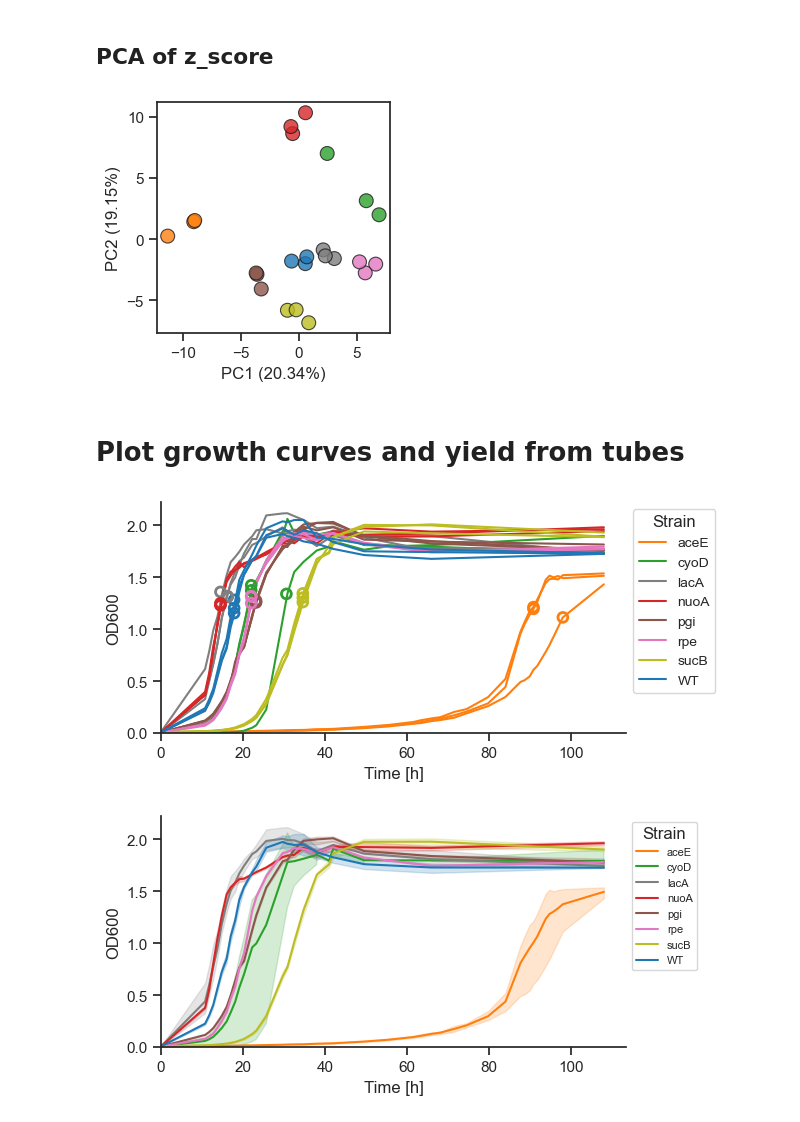
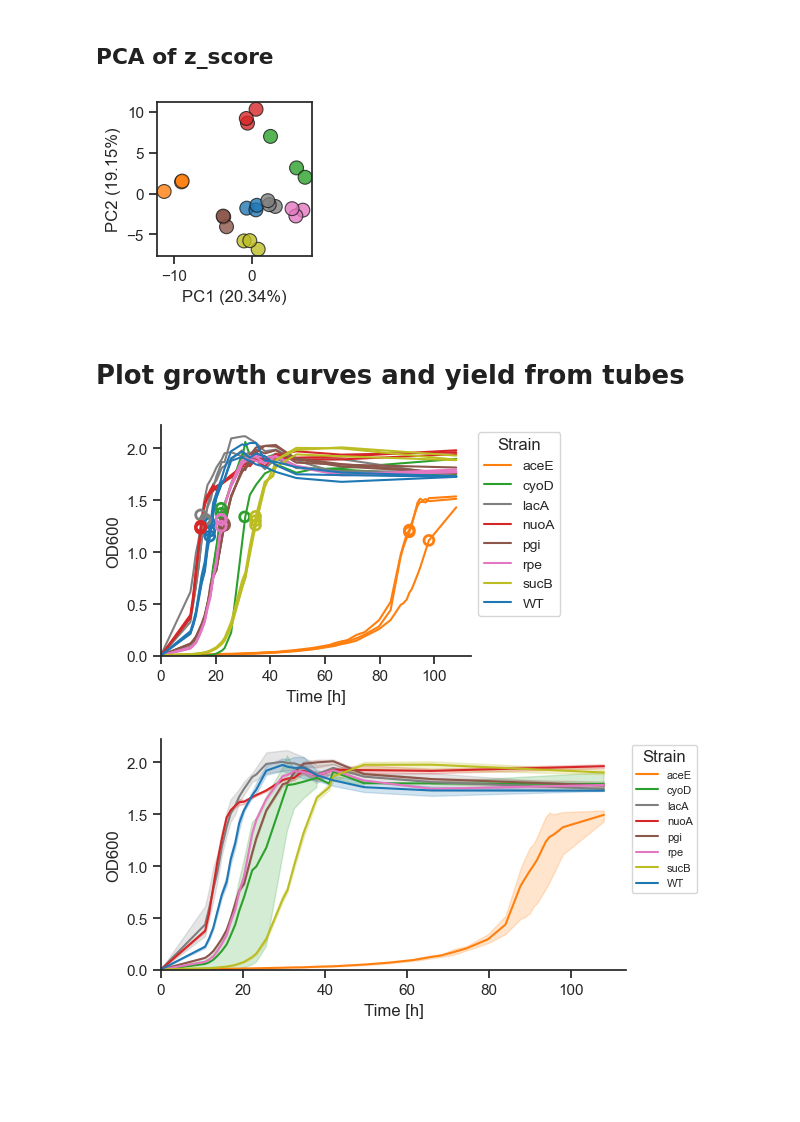
Before and after one commit to sulheim/metabolite-release, a Jupyter notebook: notebooks/2_keio_strains_screening/2D_make_figure_3.ipynb, the cells around one changed output. Drawn from its saved outputs; the diff is of its cells as text; code cells hidden in the pictures; blank space fills up the shorter version.

```diff
--- a/notebooks/2_keio_strains_screening/2D_make_figure_3.ipynb
+++ b/notebooks/2_keio_strains_screening/2D_make_figure_3.ipynb
@@ -523,7 +466,7 @@ pca_df = pd.DataFrame(
 )
 pca_df['Strain'] = df_z_scores_samples.Strain.values
 # %%
-fig, ax = plt.subplots(figsize=(3, 3))
+fig, ax = plt.subplots(figsize=(2, 2))
 pca_df.sort_values(by = 'Strain', inplace=True)
 sns.scatterplot(
     data = pca_df,
@@ -542,7 +485,7 @@ ax.set_ylabel('PC2 (%.2f%%)' % (pca.explained_variance_ratio_[1] * 100))
 # sns.despine()
 plt.savefig(figure_folder / 'KEIO_exometabolome_pca.pdf', bbox_inches='tight')
 # %% [output]
-[figure, old version]
+[figure, new version]
 # %% [markdown]
 # Plot growth curves and yield from tubes
 # %%
@@ -557,34 +500,34 @@ replicates = ['A', 'B', 'C']
 
 yield_df = df_od_tubes.groupby(['Strain', 'Replicate']).agg({'OD600': 'max'}).reset_index()
 # %%
-fig, ax = plt.subplots(figsize=(6, 3))
+fig, ax = plt.subplots(figsize=(4, 3))
 ax = sns.lineplot(data = df_od_tubes, x = 'Time [h]', y = 'OD600', hue = 'Strain',# style = 'Replicate',
                    palette = strain_colors, markers=True, units='Replicate', estimator=None)# marker = 'o')
 sns.move_legend(ax, loc = 'upper left', bbox_to_anchor=(1, 1), title = 'Strain', fontsize = 10)
 for strain in exo_strains:
     for replicate in replicates:
         idx = (df_uM.Strain == strain) & ( df_uM.Replicate == replicate)
         time = df_uM.loc[idx, 'Hours'].values[0]
         od = df_uM.loc[idx, 'OD'].values[0]
         ax.scatter(
             x = time,
             y = od,
             color = 'none',
             marker = 'o',
             s = 50,
             edgecolor = strain_colors[strain],
             linewidth = 2,
             zorder = 100
             # label = f'{strain} {replicate}',
         )
 
 # plt.yscale('log')
 sns.despine()
 ax.set_ylim(0)
 ax.set_xlim(0)
 plt.savefig(figure_folder / '2A_screening_tubes_OD.pdf', bbox_inches='tight')
 # %% [output]
-[figure, old version]
+[figure, new version]
 # %%
 fig, ax = plt.subplots(figsize=(6, 3))
 ax = sns.lineplot(data = df_od_tubes, x = 'Time [h]', y = 'OD600', hue = 'Strain',
```
Also changed, not shown: parts of 4 cells of this notebook, 5 other files.
